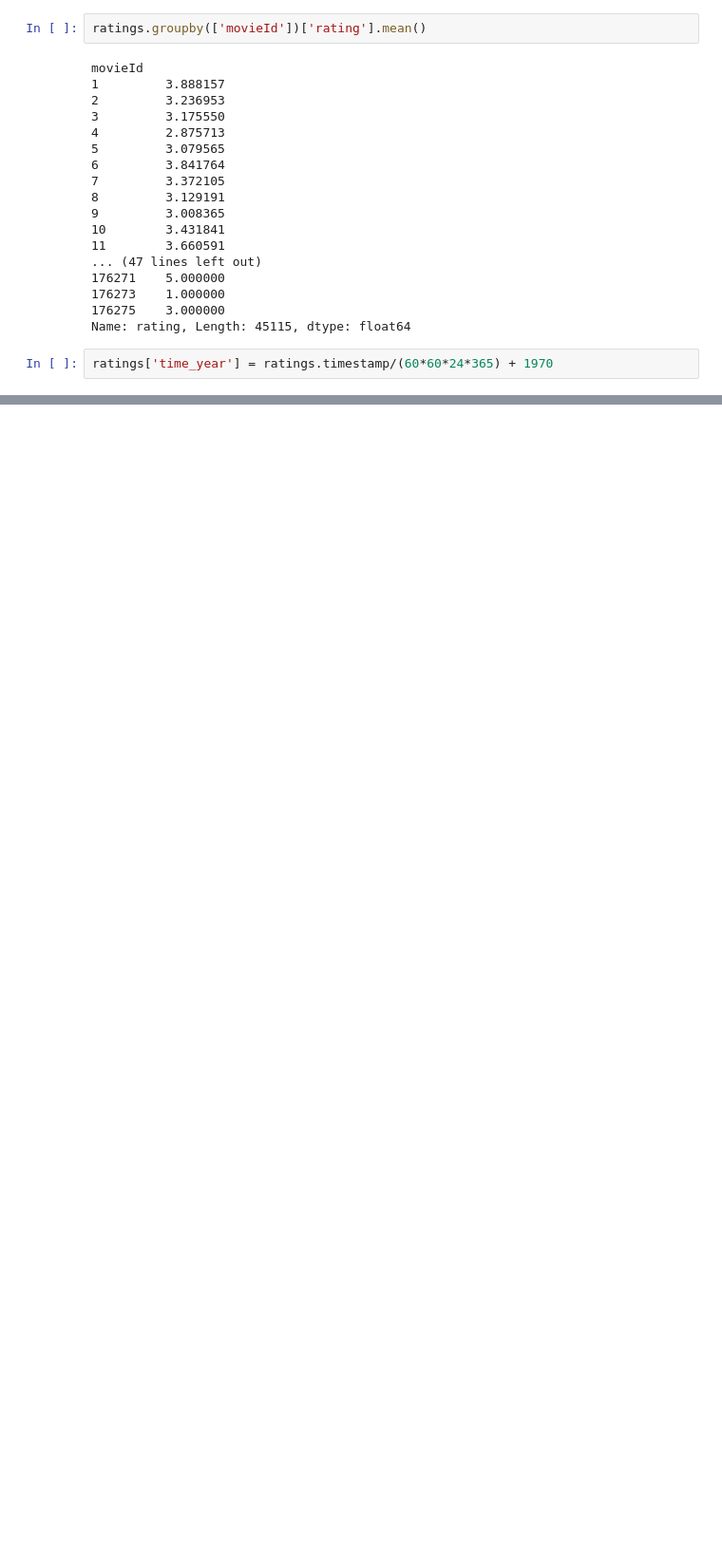
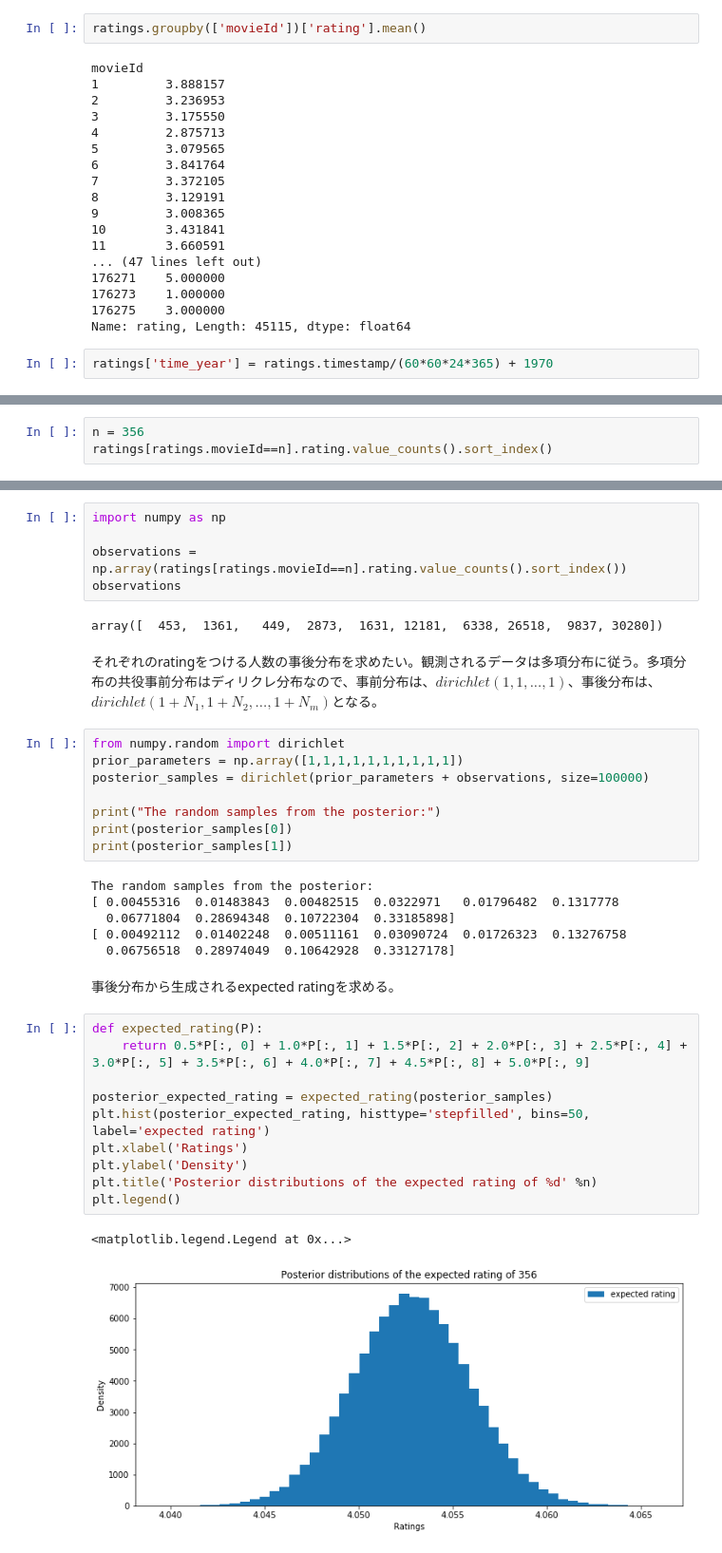
Before and after one commit to gci-team4/movie_yoshida, a Jupyter notebook: MovieLens.ipynb, the cells around one changed output, grey strips where cells are left out. Shown at 95% size. Cells and saved outputs as stored; diff of their text form; blank space fills up the shorter version.

```diff
--- a/MovieLens.ipynb
+++ b/MovieLens.ipynb
@@ -128,0 +190,3 @@ ratings['time_year'] = ratings.timestamp/(60*60*24*365) + 1970
+# %%
+n = 356
+ratings[ratings.movieId==n].rating.value_counts().sort_index()
@@ -128,0 +205,38 @@ ratings['time_year'] = ratings.timestamp/(60*60*24*365) + 1970
+# %%
+import numpy as np
+
+observations = np.array(ratings[ratings.movieId==n].rating.value_counts().sort_index())
+observations
+# %% [output]
+array([  453,  1361,   449,  2873,  1631, 12181,  6338, 26518,  9837, 30280])
+# %% [markdown]
+それぞれのratingをつける人数の事後分布を求めたい。観測されるデータは多項分布に従う。多項分布の共役事前分布はディリクレ分布なので、事前分布は、$dirichlet(1, 1, ... ,1)$、事後分布は、$dirichlet(1+N_1, 1+N_2, ... ,1+N_m)$となる。
+# %%
+from numpy.random import dirichlet
+prior_parameters = np.array([1,1,1,1,1,1,1,1,1,1])
+posterior_samples = dirichlet(prior_parameters + observations, size=100000)
+
+print("The random samples from the posterior:")
+print(posterior_samples[0])
+print(posterior_samples[1])
+# %% [output]
+The random samples from the posterior:
+[ 0.00455316  0.01483843  0.00482515  0.0322971   0.01796482  0.1317778
+  0.06771804  0.28694348  0.10722304  0.33185898]
+[ 0.00492112  0.01402248  0.00511161  0.03090724  0.01726323  0.13276758
+  0.06756518  0.28974049  0.10642928  0.33127178]
+# %% [markdown]
+事後分布から生成されるexpected ratingを求める。
+# %%
+def expected_rating(P):
+    return 0.5*P[:, 0] + 1.0*P[:, 1] + 1.5*P[:, 2] + 2.0*P[:, 3] + 2.5*P[:, 4] + 3.0*P[:, 5] + 3.5*P[:, 6] + 4.0*P[:, 7] + 4.5*P[:, 8] + 5.0*P[:, 9]
+
+posterior_expected_rating = expected_rating(posterior_samples)
+plt.hist(posterior_expected_rating, histtype='stepfilled', bins=50, label='expected rating')
+plt.xlabel('Ratings')
+plt.ylabel('Density')
+plt.title('Posterior distributions of the expected rating of %d' %n)
+plt.legend()
+# %% [output]
+<matplotlib.legend.Legend at 0x...>
+[figure, added]
```
Also changed, not shown: parts of 20 cells of this notebook.
